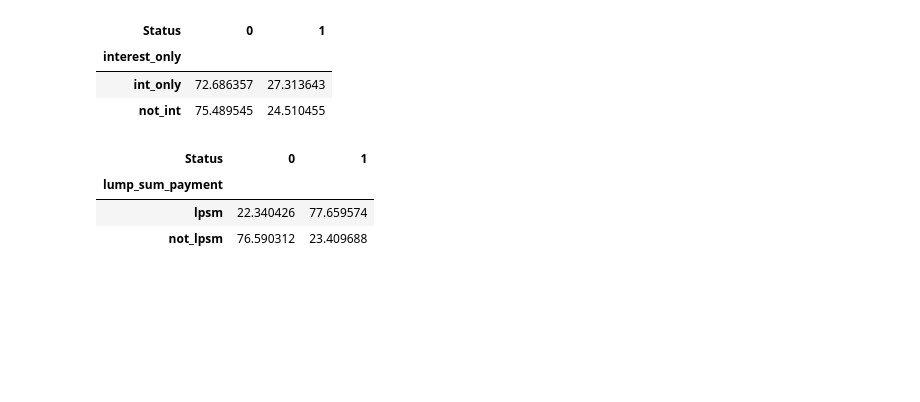
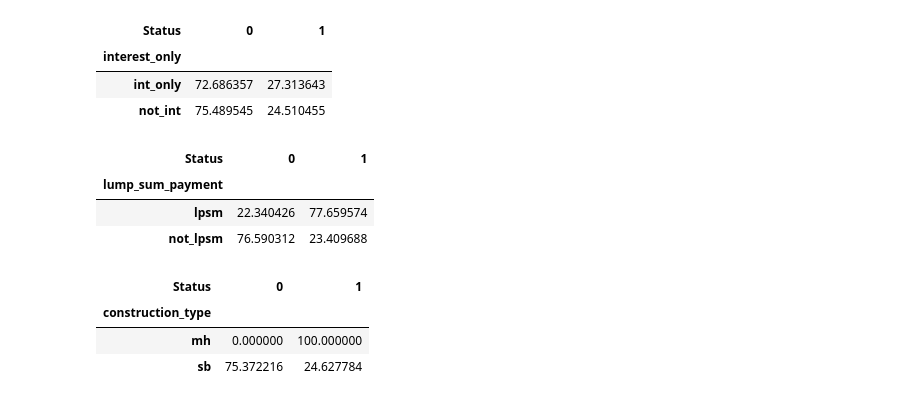
Before and after one commit to YASH280626/loan-default-prediction, a Jupyter notebook: analysis.ipynb, the cells around one changed output. Cells and saved outputs as stored; diff of their text form; code cells hidden in the pictures; blank space fills up the shorter version.

Commit message:
Investigated Construction_type against Default Status

```diff
--- a/analysis.ipynb
+++ b/analysis.ipynb
@@ -559,3 +559,11 @@ lump_sum_payment_status
 | lump_sum_payment |  |  |
 | lpsm | 22.340426 | 77.659574 |
 | not_lpsm | 76.590312 | 23.409688 |
+# %%
+construction_type_status = pd.crosstab(df['construction_type'], df['Status'], normalize='index')*100
+construction_type_status
+# %% [output]
+| Status | 0 | 1 |
+| construction_type |  |  |
+| mh | 0.000000 | 100.000000 |
+| sb | 75.372216 | 24.627784 |
```
